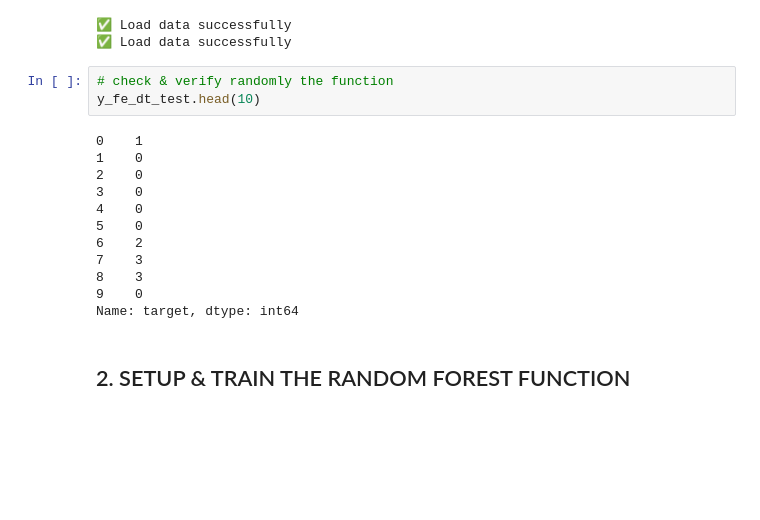
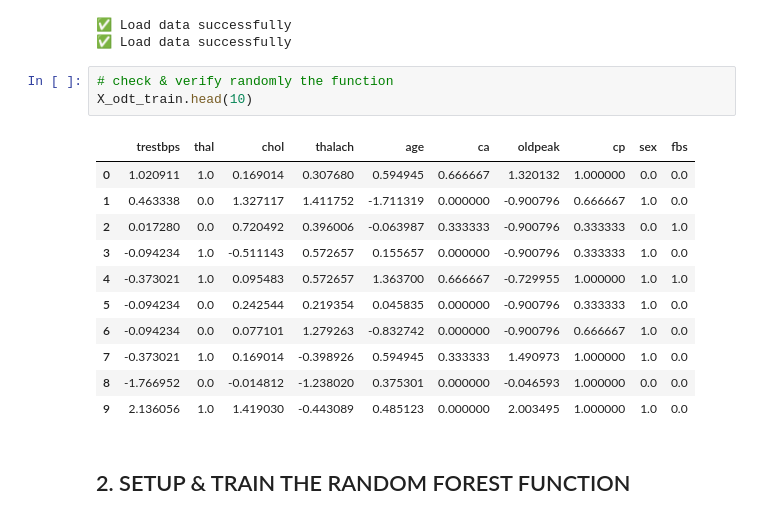
Before and after one commit to isenginer/AIVN_Project4.2_Heart_Disease, a Jupyter notebook: notebooks/RF_model_processing.ipynb, the cells around one changed output. Cells and saved outputs as stored; diff of their text form; blank space fills up the shorter version.

```diff
--- a/notebooks/RF_model_processing.ipynb
+++ b/notebooks/RF_model_processing.ipynb
@@ -20,19 +20,19 @@ X_fe_dt_train, y_fe_dt_train, X_fe_dt_val, y_fe_dt_val, X_fe_dt_test, y_fe_dt_te
 ✅ Load data successfully
 # %%
 # check & verify randomly the function
-y_fe_dt_test.head(10)
+X_odt_train.head(10)
 # %% [output]
-0    1
-1    0
-2    0
-3    0
-4    0
-5    0
-6    2
-7    3
-8    3
-9    0
-Name: target, dtype: int64
+|  | trestbps | thal | chol | thalach | age | ca | oldpeak | cp | sex | fbs |
+| 0 | 1.020911 | 1.0 | 0.169014 | 0.307680 | 0.594945 | 0.666667 | 1.320132 | 1.000000 | 0.0 | 0.0 |
+| 1 | 0.463338 | 0.0 | 1.327117 | 1.411752 | -1.711319 | 0.000000 | -0.900796 | 0.666667 | 1.0 | 0.0 |
+| 2 | 0.017280 | 0.0 | 0.720492 | 0.396006 | -0.063987 | 0.333333 | -0.900796 | 0.333333 | 0.0 | 1.0 |
+| 3 | -0.094234 | 1.0 | -0.511143 | 0.572657 | 0.155657 | 0.000000 | -0.900796 | 0.333333 | 1.0 | 0.0 |
+| 4 | -0.373021 | 1.0 | 0.095483 | 0.572657 | 1.363700 | 0.666667 | -0.729955 | 1.000000 | 1.0 | 1.0 |
+| 5 | -0.094234 | 0.0 | 0.242544 | 0.219354 | 0.045835 | 0.000000 | -0.900796 | 0.333333 | 1.0 | 0.0 |
+| 6 | -0.094234 | 0.0 | 0.077101 | 1.279263 | -0.832742 | 0.000000 | -0.900796 | 0.666667 | 1.0 | 0.0 |
+| 7 | -0.373021 | 1.0 | 0.169014 | -0.398926 | 0.594945 | 0.333333 | 1.490973 | 1.000000 | 1.0 | 0.0 |
+| 8 | -1.766952 | 0.0 | -0.014812 | -1.238020 | 0.375301 | 0.000000 | -0.046593 | 1.000000 | 0.0 | 0.0 |
+| 9 | 2.136056 | 1.0 | 1.419030 | -0.443089 | 0.485123 | 0.000000 | 2.003495 | 1.000000 | 1.0 | 0.0 |
 # %% [markdown]
 ## 2. SETUP & TRAIN THE RANDOM FOREST FUNCTION
 # %%
```
Also changed, not shown: parts of 2 cells of this notebook, 4 other files.
